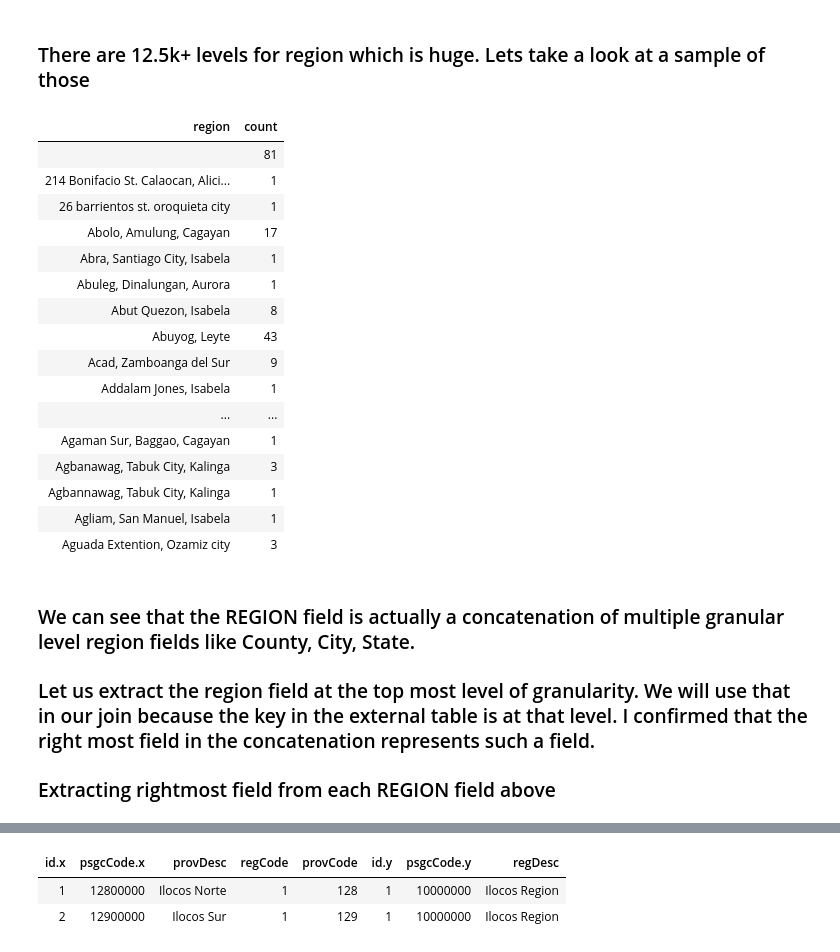
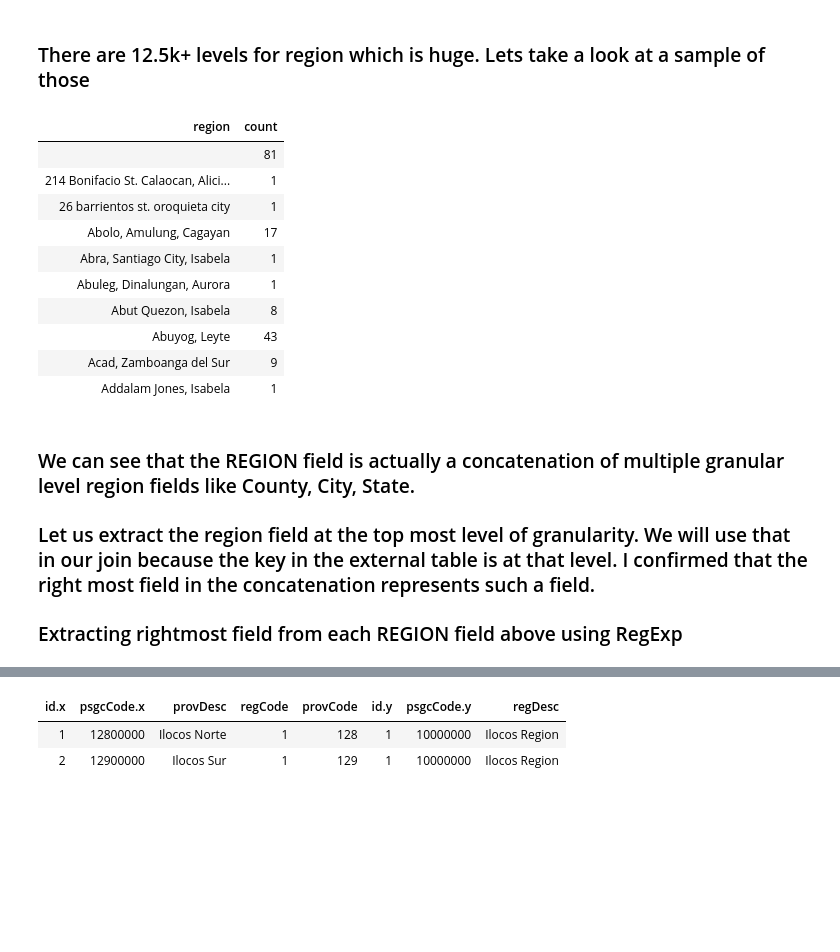
Before and after one commit to statchaitya/JupyterNotebooks, a Jupyter notebook: Notebooks/DataManipulation_1.ipynb, the cells around one changed output, grey strips where cells are left out. Cells and saved outputs as stored; diff of their text form; code cells hidden in the pictures; blank space fills up the shorter version.

```diff
--- a/Notebooks/DataManipulation.ipynb
+++ b/Notebooks/DataManipulation_1.ipynb
@@ -45,32 +45,26 @@ length(levels(philp_loans$region))
 # %% [markdown]
 ### There are 12.5k+ levels for region which is huge. Lets take a look at a sample of those
 # %%
-philp_loans %>% group_by(region) %>% summarise(count = n()) %>% head(20)
+philp_loans %>% group_by(region) %>% summarise(count = n()) %>% head(10)
 # %% [output]
 | region | count |
 |  | 81 |
 | 214 Bonifacio St. Calaocan, Alici... | 1 |
 | 26 barrientos st. oroquieta city | 1 |
 | Abolo, Amulung, Cagayan | 17 |
 | Abra, Santiago City, Isabela | 1 |
 | Abuleg, Dinalungan, Aurora | 1 |
 | Abut Quezon, Isabela | 8 |
 | Abuyog, Leyte | 43 |
 | Acad, Zamboanga del Sur | 9 |
 | Addalam Jones, Isabela | 1 |
-| ... | ... |
-| Agaman Sur, Baggao, Cagayan | 1 |
-| Agbanawag, Tabuk City, Kalinga | 3 |
-| Agbannawag, Tabuk City, Kalinga | 1 |
-| Agliam, San Manuel, Isabela | 1 |
-| Aguada Extention, Ozamiz city | 3 |
 # %% [markdown]
 ### We can see that the REGION field is actually a concatenation of multiple granular level region fields like County, City, State.
 
 ### Let us extract the region field at the top most level of granularity. We will use that in our join because the key in the external table is at that level. I confirmed that the right most field in the concatenation represents such a field.
 
 
-### Extracting rightmost field from each REGION field above
+### Extracting rightmost field from each REGION field above using RegExp
 # %%
 vec <- c()
 philp_loans$loan_region <- as.character(philp_loans$region)
```
Also changed, not shown: parts of 8 cells of this notebook.
